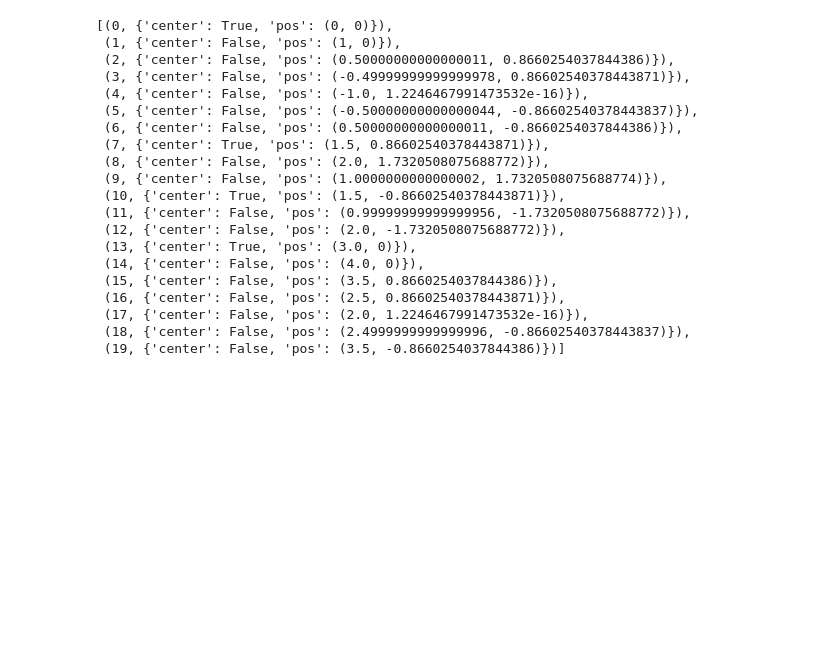
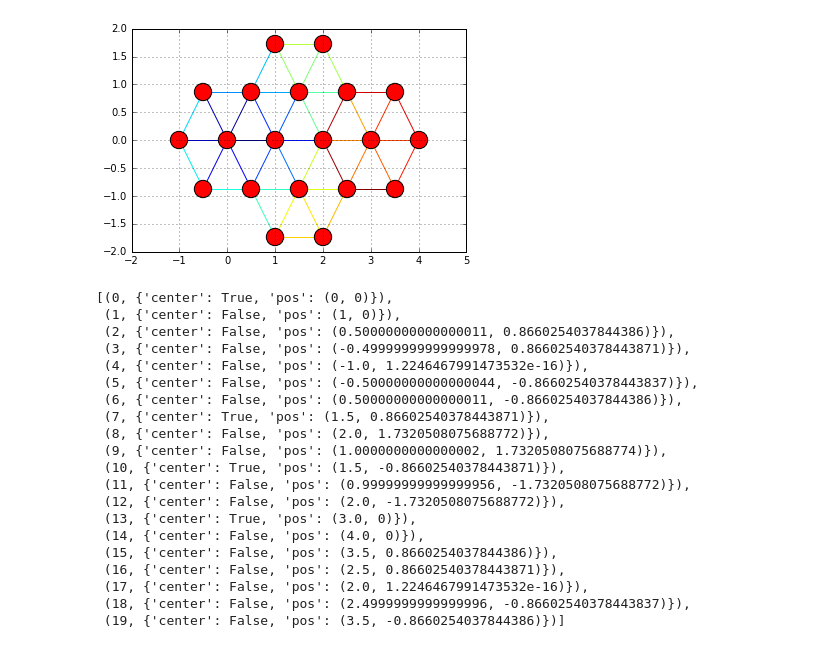
Before and after one commit to clintondurney/ubuquitous-drosophila, a Jupyter notebook: MultCell/CellularSheet.ipynb, the cells around one changed output. Saved outputs shown, nothing was run; the diff lists cells and outputs as text; code cells hidden in the pictures; blank space fills up the shorter version.

```diff
--- a/MultCell/CellularSheet.ipynb
+++ b/MultCell/CellularSheet.ipynb
@@ -66,8 +86,8 @@ for node in nodes:
 # %%
-G.add_path([1,2,3,4,5,6,1],beta=0)
-G.add_path([1,17,16,8,9,2],beta=0)
-G.add_path([6,11,12,18,17,1],beta=0)
-G.add_path([18,19,14,15,16],beta=0)
+G.add_path([1,2,3,4,5,6,1],beta=0,myosin=0)
+G.add_path([1,17,16,8,9,2],beta=0,myosin=0)
+G.add_path([6,11,12,18,17,1],beta=0,myosin=0)
+G.add_path([18,19,14,15,16],beta=0,myosin=0)
 G.add_edges_from([(0,1),(0,2),(0,3),(0,4),(0,5),(0,6)],beta=10,myosin=1000)
 G.add_edges_from([(7,16),(7,8),(7,9),(7,2),(7,1),(7,17)],beta=10,myosin=1000)
 G.add_edges_from([(10,18),(10,17),(10,1),(10,6),(10,11),(10,12)],beta=10,myosin=1000)
@@ -75,13 +95,16 @@ G.add_edges_from([(13,14),(13,15),(13,16),(13,17),(13,18),(13,19)],beta=10,myosi
 # %%
 pos = nx.get_node_attributes(G,'pos')
 
-nx.draw(G,pos,with_labels=True)
+nx.draw_networkx_nodes(G,pos,with_labels=True)
+nx.draw_networkx_edges(G,pos,edge_color=range(len(G.edges())))
 plt.xlim(-2,5)
 plt.ylim(-2,2)
 plt.axis("on")
 plt.grid("on")
 
 plt.show()
+# %% [output]
+[figure, added]
 # %%
 list(G.nodes(data=True))
 # %% [output]
```
Also changed, not shown: parts of 9 cells of this notebook, 5 other files.
